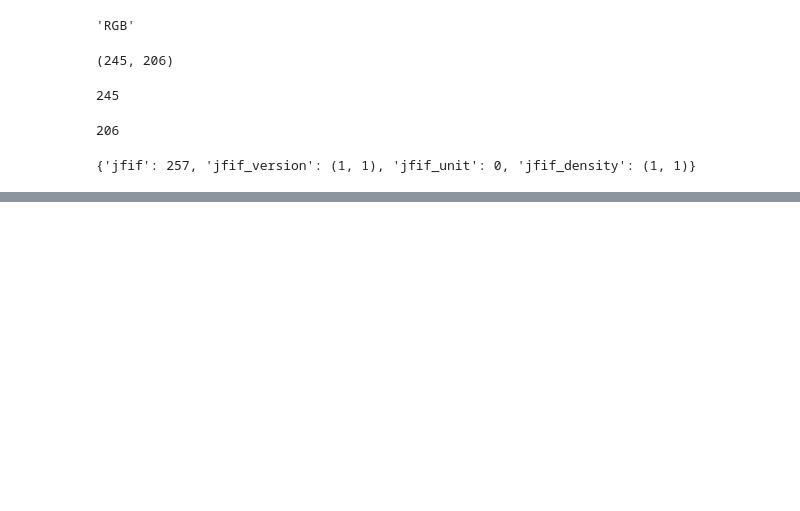
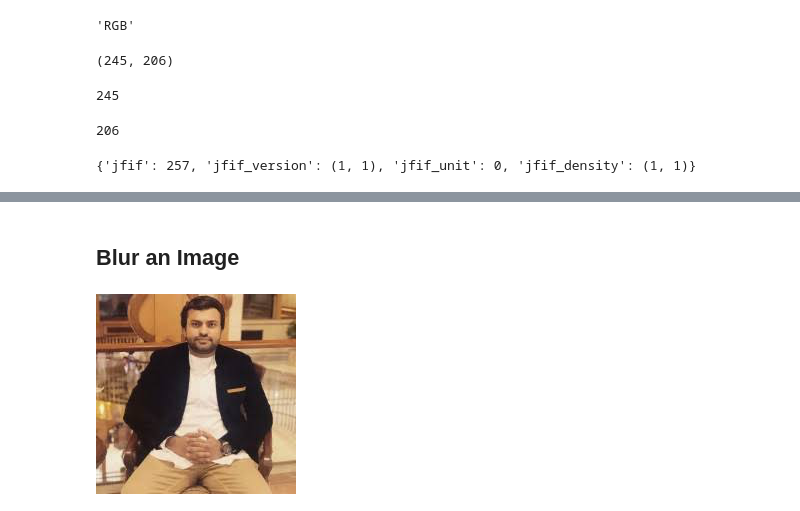
Before and after one commit to arslansherazi/artificial-intelligence, a Jupyter notebook: 4-Deep Learning/Computer Vision/Pillow-PIL.ipynb, the cells around one changed output, grey strips where cells are left out. Cells and saved outputs as stored; diff of their text form; code cells hidden in the pictures; blank space fills up the shorter version.

```diff
--- a/4-Deep Learning/Computer Vision/Pillow-PIL.ipynb
+++ b/4-Deep Learning/Computer Vision/Pillow-PIL.ipynb
@@ -63,0 +104,7 @@ image
+# %% [markdown]
+## Blur an Image
+# %%
+image = Image.open('images/arslan.jpeg')
+image
+# %% [output]
+[figure, added]
```
Also changed, not shown: parts of 26 cells of this notebook, 16 other files.
